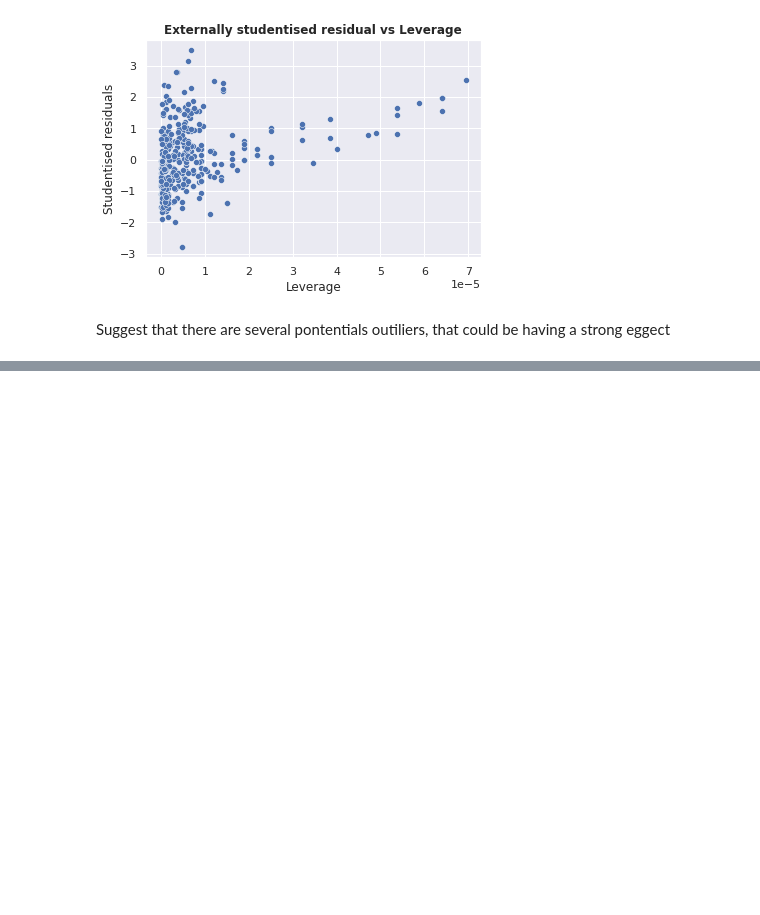
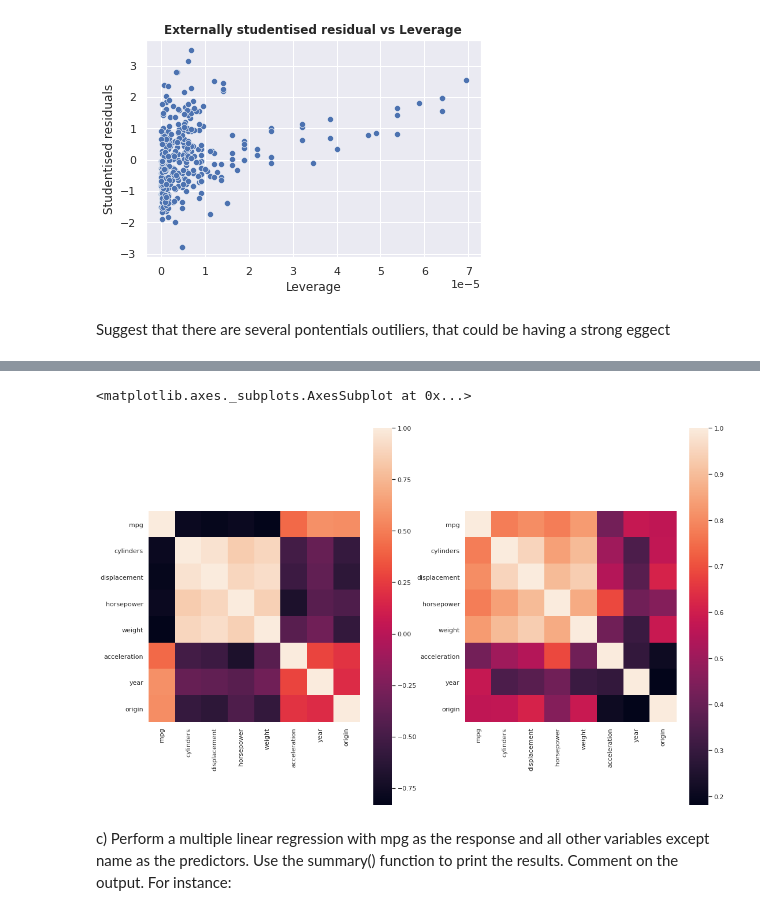
Before and after one commit to gabmac/ISL, a Jupyter notebook: Chapter3_exercises.ipynb, the cells around one changed output, grey strips where cells are left out. Cells and saved outputs as stored; diff of their text form; code cells hidden in the pictures; blank space fills up the shorter version.

```diff
--- a/Chapter3_exercises.ipynb
+++ b/Chapter3_exercises.ipynb
@@ -356,0 +370,3 @@ Suggest that there are several pontentials outiliers, that could be having a str
+# %%
+corr = dfAuto.corr()
+corr
@@ -356,0 +383,9 @@ Suggest that there are several pontentials outiliers, that could be having a str
+# %%
+f, ax = plt.subplots(figsize=(18, 12),ncols=2)
+sns.heatmap(corr,square=True,ax=ax[0])
+sns.heatmap(corr.abs(),square=True,ax=ax[1])
+# %% [output]
+<matplotlib.axes._subplots.AxesSubplot at 0x...>
+[figure, added]
+# %% [markdown]
+c) Perform a multiple linear regression with mpg as the response and all other variables except name as the predictors. Use the summary() function to print the results. Comment on the output. For instance:
```
Also changed, not shown: parts of 14 cells of this notebook.
